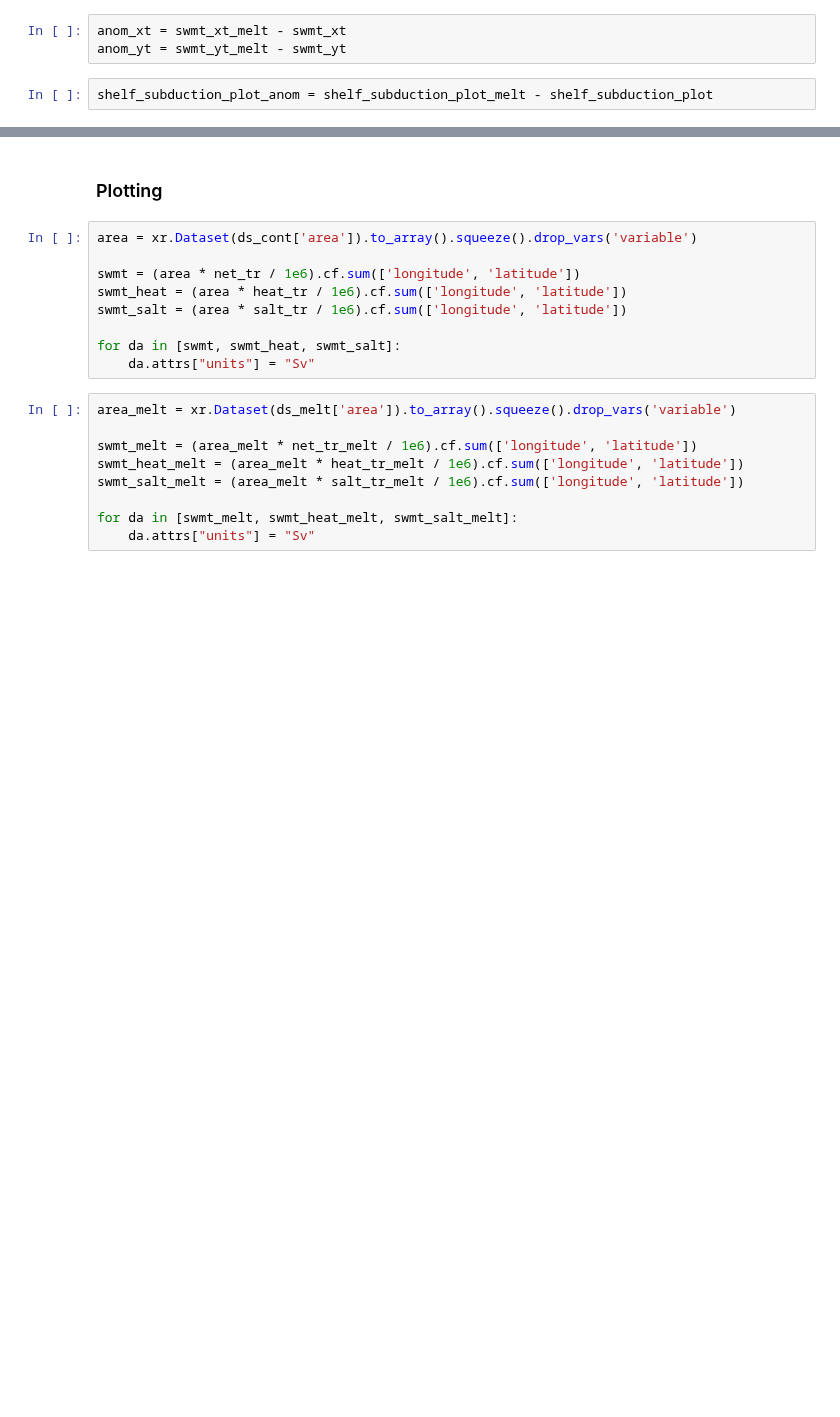
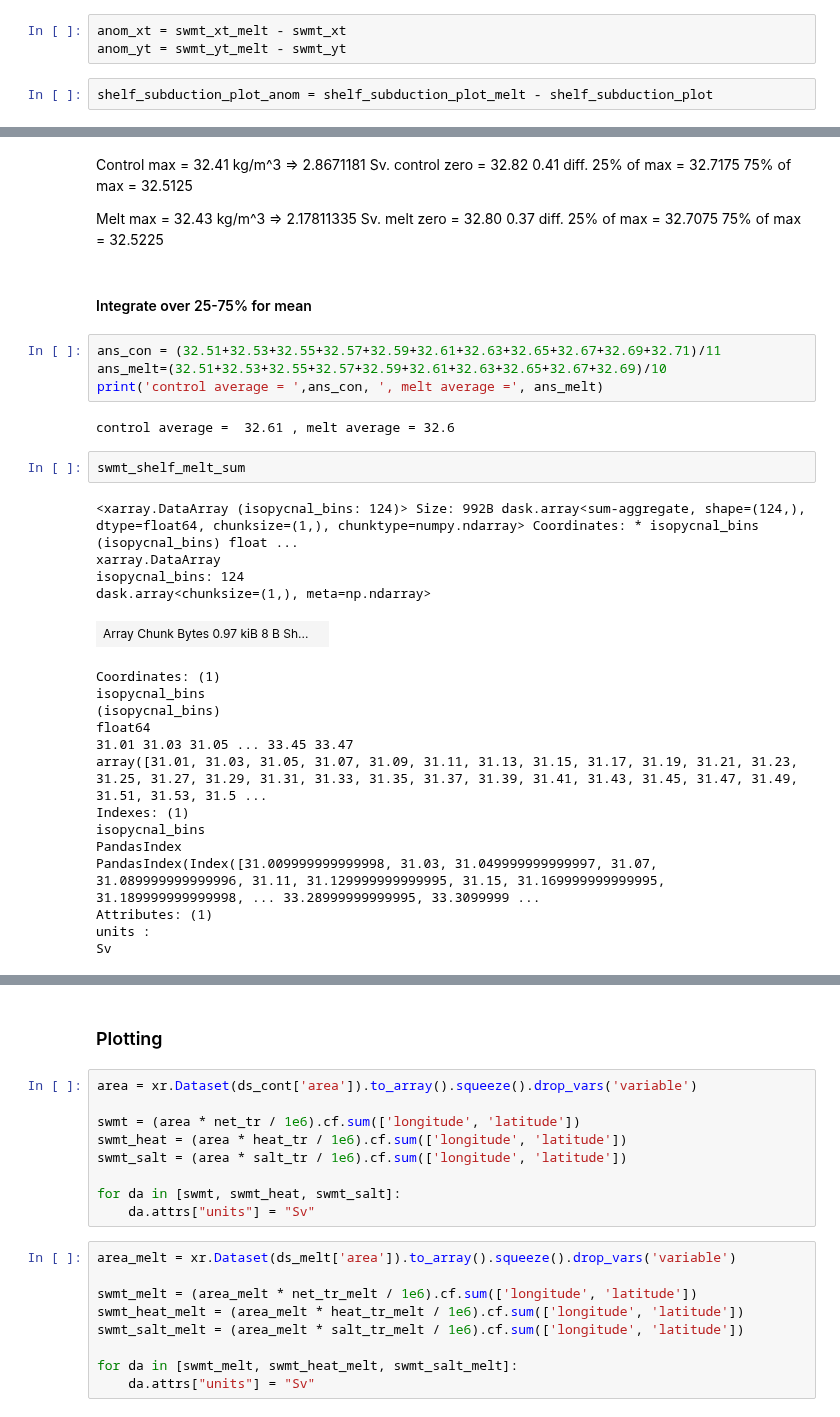
Before and after one commit to adele-morrison/panan-meltwater, a Jupyter notebook: notebooks/SurfaceWaterMassTrans/Pan01_SWMT.ipynb, the cells around one changed output, grey strips where cells are left out. Saved outputs shown, nothing was run; the diff lists cells and outputs as text; blank space fills up the shorter version.

```diff
--- a/notebooks/SurfaceWaterMassTrans/Pan01_SWMT.ipynb
+++ b/notebooks/SurfaceWaterMassTrans/Pan01_SWMT.ipynb
@@ -436,0 +430,41 @@ ax1.legend();
+# %% [markdown]
+Control max = 32.41 kg/m^3 => 2.8671181 Sv.
+    control zero = 32.82
+    0.41 diff.
+    25% of max = 32.7175
+    75% of max =  32.5125
+
+Melt max = 32.43 kg/m^3 => 2.17811335 Sv.
+    melt zero = 32.80
+    0.37 diff.
+    25% of max = 32.7075
+    75% of max = 32.5225
+# %% [markdown]
+#### Integrate over 25-75% for mean
+# %%
+ans_con = (32.51+32.53+32.55+32.57+32.59+32.61+32.63+32.65+32.67+32.69+32.71)/11
+ans_melt=(32.51+32.53+32.55+32.57+32.59+32.61+32.63+32.65+32.67+32.69)/10
+print('control average = ',ans_con, ', melt average =', ans_melt)
+# %% [output]
+control average =  32.61 , melt average = 32.6
+# %%
+swmt_shelf_melt_sum
+# %% [output]
+<xarray.DataArray (isopycnal_bins: 124)> Size: 992B dask.array<sum-aggregate, shape=(124,), dtype=float64, chunksize=(1,), chunktype=numpy.ndarray> Coordinates: * isopycnal_bins (isopycnal_bins) float ...
+xarray.DataArray
+isopycnal_bins: 124
+dask.array<chunksize=(1,), meta=np.ndarray>
+| Array Chunk Bytes 0.97 kiB 8 B Sh... |  |
+Coordinates: (1)
+isopycnal_bins
+(isopycnal_bins)
+float64
+31.01 31.03 31.05 ... 33.45 33.47
+array([31.01, 31.03, 31.05, 31.07, 31.09, 31.11, 31.13, 31.15, 31.17, 31.19, 31.21, 31.23, 31.25, 31.27, 31.29, 31.31, 31.33, 31.35, 31.37, 31.39, 31.41, 31.43, 31.45, 31.47, 31.49, 31.51, 31.53, 31.5 ...
+Indexes: (1)
+isopycnal_bins
+PandasIndex
+PandasIndex(Index([31.009999999999998, 31.03, 31.049999999999997, 31.07, 31.089999999999996, 31.11, 31.129999999999995, 31.15, 31.169999999999995, 31.189999999999998, ... 33.28999999999995, 33.3099999 ...
+Attributes: (1)
+units :
+Sv
```
Also changed, not shown: parts of 15 cells of this notebook, 3 other files.
